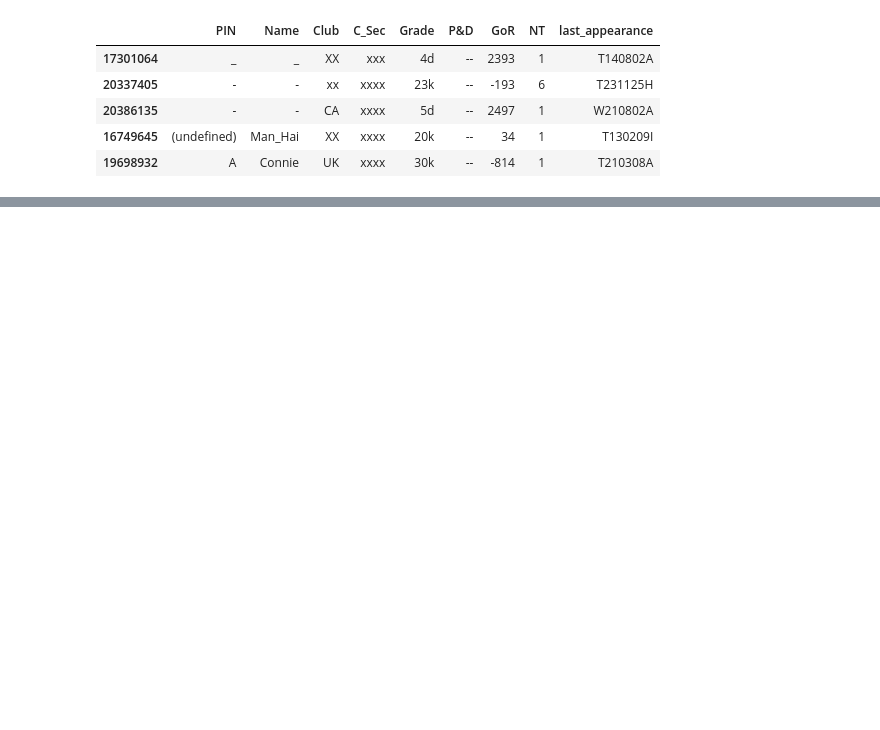
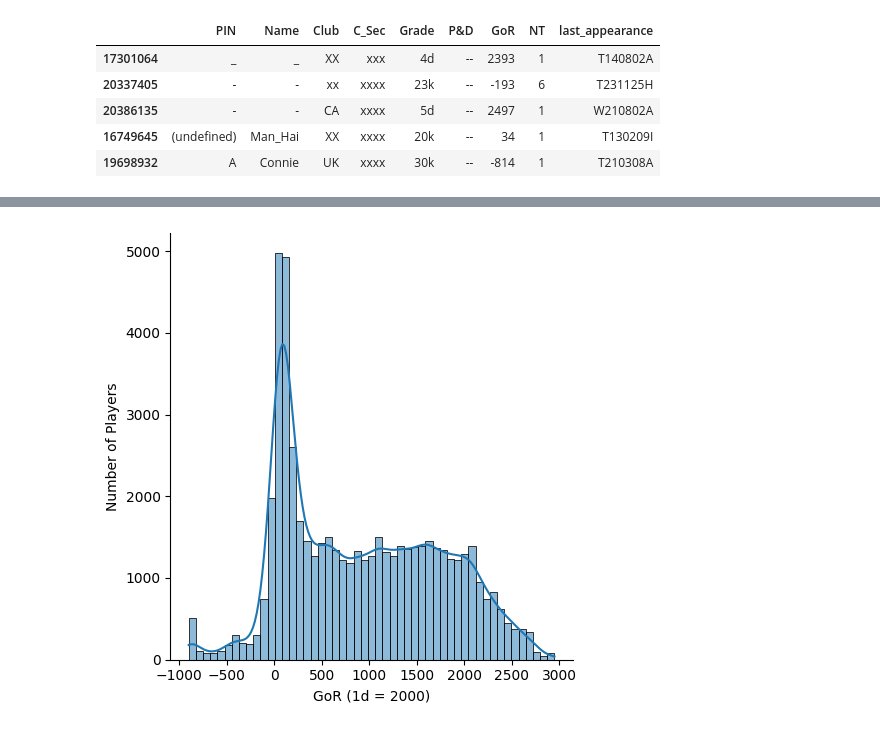
Before and after one commit to psygo/data_playground, a Jupyter notebook: notebooks/egd.ipynb, the cells around one changed output, grey strips where cells are left out. Saved outputs shown, nothing was run; the diff lists cells and outputs as text; code cells hidden in the pictures; blank space fills up the shorter version.

Commit message:
working on the distribution graph

```diff
--- a/notebooks/egd.ipynb
+++ b/notebooks/egd.ipynb
@@ -32,0 +53,7 @@ Total Number of Players: 56029
+# %%
+sns.displot(data=egd, x="GoR", kde=True)
+plt.xlabel('GoR (1d = 2000)')
+plt.ylabel('Number of Players')
+plt.show()
+# %% [output]
+[figure, added]
```
Also changed, not shown: parts of 6 cells of this notebook.
